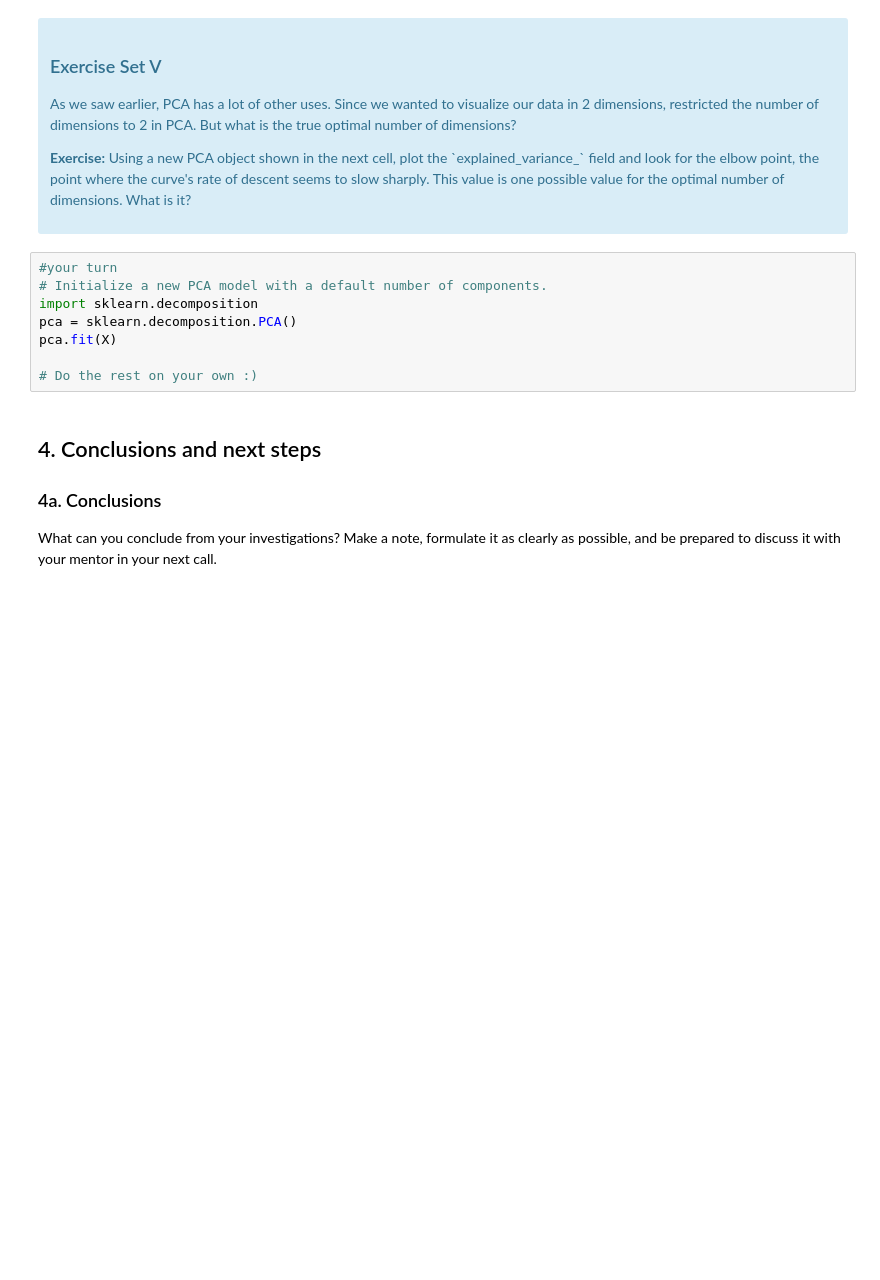
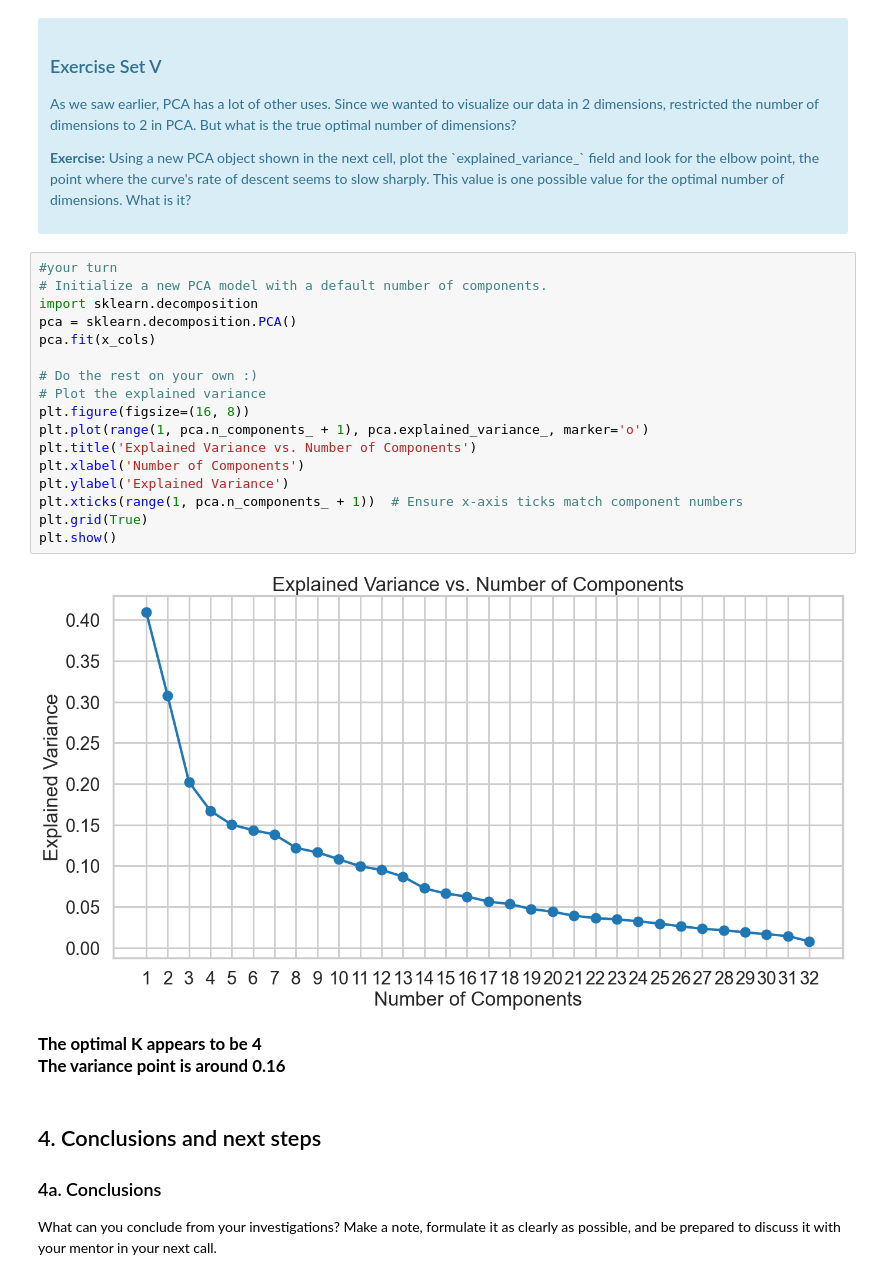
Before and after one commit to BTExpress1/miniprojects, a Jupyter notebook: Clustering Case Study/Clustering Case Study - Customer Segmentation with K-Means - Tier 3.ipynb, the cells around one changed output. Saved outputs shown, nothing was run; the diff lists cells and outputs as text; blank space fills up the shorter version.

```diff
--- a/Clustering Case Study/Clustering Case Study - Customer Segmentation with K-Means - Tier 3.ipynb
+++ b/Clustering Case Study/Clustering Case Study - Customer Segmentation with K-Means - Tier 3.ipynb
@@ -413,11 +472,24 @@ What we've done is we've taken those columns of 0/1 indicator variables, and we'
 # %%
 #your turn
 # Initialize a new PCA model with a default number of components.
 import sklearn.decomposition
 pca = sklearn.decomposition.PCA()
-pca.fit(X)
+pca.fit(x_cols)
 
 # Do the rest on your own :)
+# Plot the explained variance
+plt.figure(figsize=(16, 8))
+plt.plot(range(1, pca.n_components_ + 1), pca.explained_variance_, marker='o')
+plt.title('Explained Variance vs. Number of Components')
+plt.xlabel('Number of Components')
+plt.ylabel('Explained Variance')
+plt.xticks(range(1, pca.n_components_ + 1))  # Ensure x-axis ticks match component numbers
+plt.grid(True)
+plt.show()
+# %% [output]
+[figure, added]
+# %% [markdown]
+<span style="font-size: 1.2em;">**The optimal K appears to be 4<br> The variance point is around 0.16**</span>
 # %% [markdown]
 ## 4. Conclusions and next steps
 ### 4a. Conclusions
```
Also changed, not shown: parts of 12 cells of this notebook.
